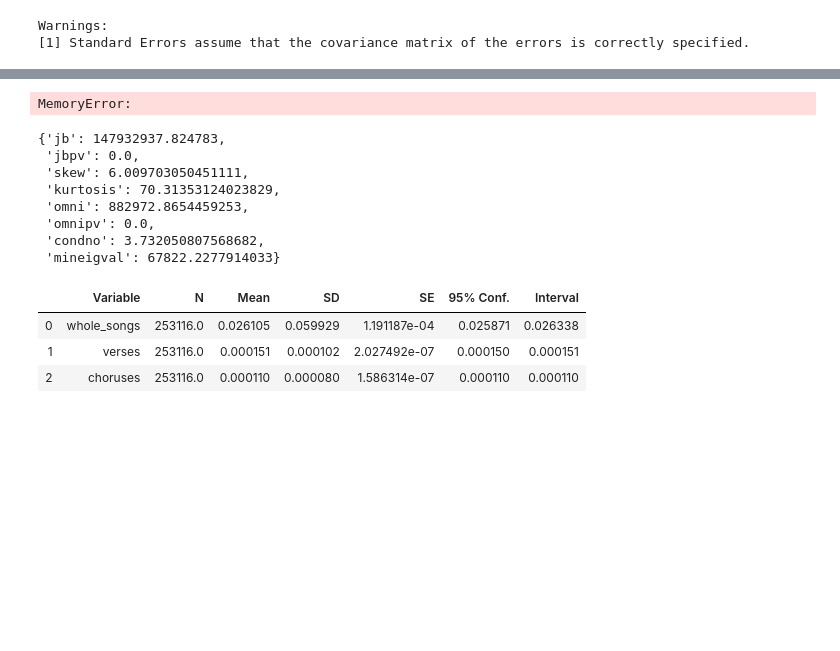
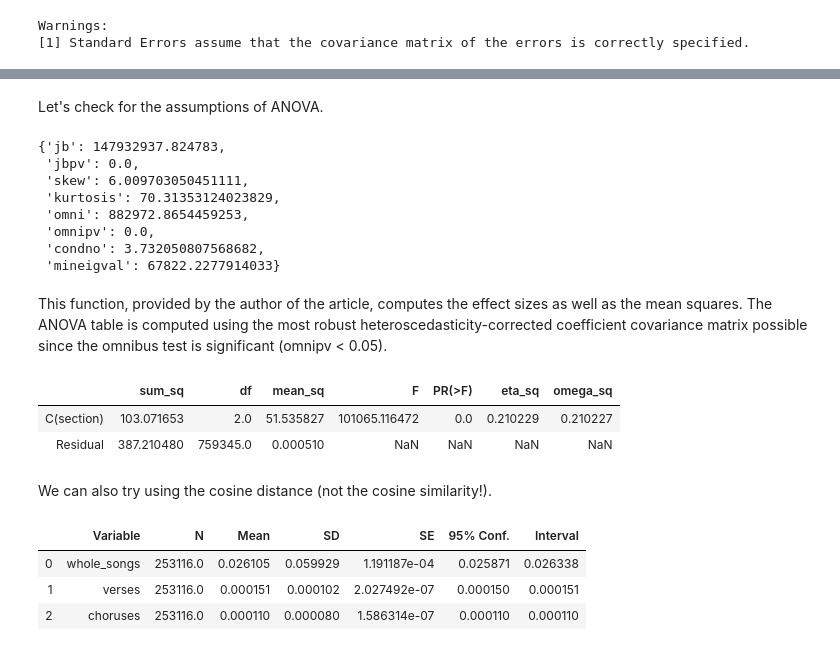
Before and after one commit to GiacomoAlliata/DigitalMusicologyProject, a Jupyter notebook: data_preprocessing.ipynb, the cells around one changed output, grey strips where cells are left out. Saved outputs shown, nothing was run; the diff lists cells and outputs as text; code cells hidden in the pictures; blank space fills up the shorter version.

```diff
--- a/data_preprocessing.ipynb
+++ b/data_preprocessing.ipynb
@@ -1285,7 +1285,7 @@ Let's do an ANOVA to test if the differences between these groups are indeed sig
 # %%
 from statsmodels.formula.api import ols
 # %%
-results = ols('distance ~ C(section)', data = test).fit()
+results = ols('distance ~ C(section)', data = df_stacked_euclidean).fit()
 # %%
 results.summary()
 # %% [output]
@@ -1314,19 +1312,5 @@ This function, provided by the author of the article, computes the effect sizes
-# %%
-def anova_table(aov):
-    aov['mean_sq'] = aov[:]['sum_sq']/aov[:]['df']
-
-    aov['eta_sq'] = aov[:-1]['sum_sq']/sum(aov['sum_sq'])
-
-    aov['omega_sq'] = (aov[:-1]['sum_sq']-(aov[:-1]['df']*aov['mean_sq'][-1]))/(sum(aov['sum_sq'])+aov['mean_sq'][-1])
-
-    cols = ['sum_sq', 'df', 'mean_sq', 'F', 'PR(>F)', 'eta_sq', 'omega_sq']
-    aov = aov[cols]
-    return aov
-
-aov_table = sm.stats.anova_lm(results, typ=2, robust = 'hc3')
-anova_table(aov_table)
-# %% [output]
-MemoryError:
+# %% [markdown]
+Let's check for the assumptions of ANOVA.
 # %%
 results.diagn
 # %% [output]
@@ -1338,3 +1322,5 @@ results.diagn
  'omnipv': 0.0,
  'condno': 3.732050807568682,
  'mineigval': 67822.2277914033}
+# %% [markdown]
+This function, provided by the author of the article, computes the effect sizes as well as the mean squares. The ANOVA table is computed using the most robust heteroscedasticity-corrected coefficient covariance matrix possible since the omnibus test is significant (omnipv < 0.05).
@@ -1341,3 +1338,12 @@ results.diagn
+# %%
+aov_table = sm.stats.anova_lm(results, typ=2, robust = 'hc1')
+anova_table(aov_table)
+# %% [output]
+|  | sum_sq | df | mean_sq | F | PR(>F) | eta_sq | omega_sq |
+| C(section) | 103.071653 | 2.0 | 51.535827 | 101065.116472 | 0.0 | 0.210229 | 0.210227 |
+| Residual | 387.210480 | 759345.0 | 0.000510 | NaN | NaN | NaN | NaN |
+# %% [markdown]
+We can also try using the cosine distance (not the cosine similarity!).
 # %%
 pairwise_distances_df_cosine = createPairwiseDistDf(cosine)
 # %%
```
Also changed, not shown: parts of 12 cells of this notebook.
